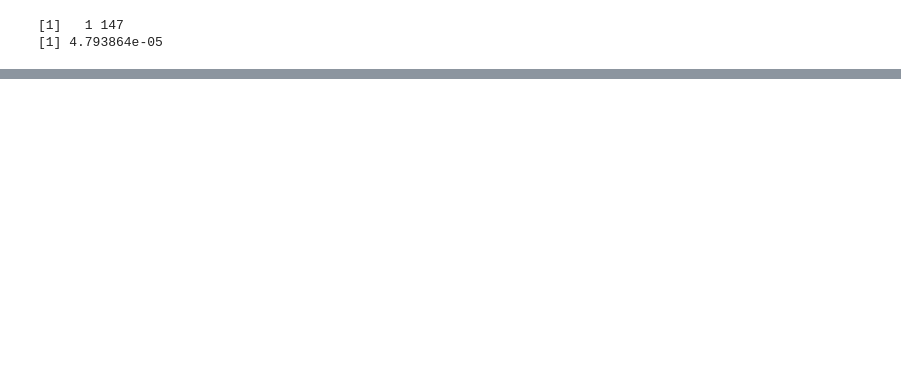
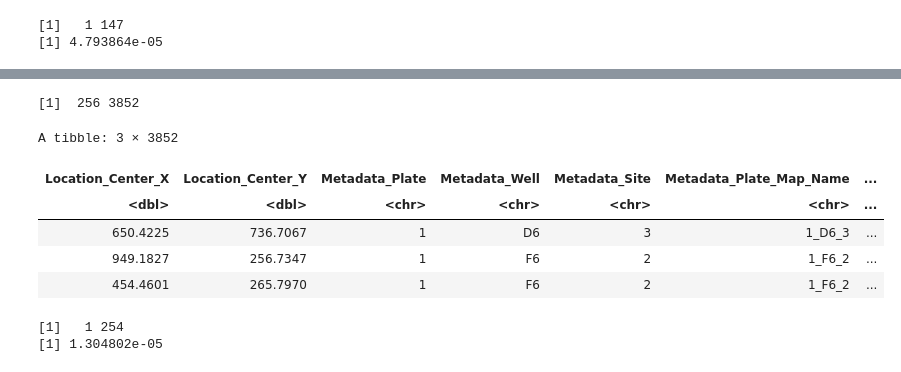
Before and after one commit to WayScience/Benchmarking_NF1_data, a Jupyter notebook: 5_analyze_data/notebooks/linear_model/lm_power_analysis.ipynb, the cells around one changed output, grey strips where cells are left out. Drawn from its saved outputs; the diff is of its cells as text; code cells hidden in the pictures; blank space fills up the shorter version.

```diff
--- a/5_analyze_data/notebooks/linear_model/lm_power_analysis.ipynb
+++ b/5_analyze_data/notebooks/linear_model/lm_power_analysis.ipynb
@@ -131,0 +156,46 @@ A tibble: 6 × 6
+# %%
+# Load feature data (for calculating n)
+data_dir <-file.path("..", "..", "..", "4_processing_features", "data")
+dp_file <- file.path(data_dir, "nf1_sc_norm_deepprofiler_cyto.csv.gz")
+
+dp_df <- readr::read_csv(
+    dp_file,
+    col_types = readr::cols(
+        .default="d",
+        Metadata_Plate="c",
+        Metadata_Well="c",
+        Metadata_Site="c",
+        Metadata_Plate_Map_Name="c",
+        Metadata_DNA="c",
+        Metadata_ER="c",
+        Metadata_Actin="c",
+        Metadata_Genotype="c",
+        Metadata_Genotype_Replicate="c",
+        Metadata_Model="c"
+    )
+)
+print(dim(dp_df))
+head(dp_df, 3)
+# %% [output]
+[1]  256 3852
+A tibble: 3 × 3852
+| Location_Center_X | Location_Center_Y | Metadata_Plate | Metadata_Well | Metadata_Site | Metadata_Plate_Map_Name | ... |
+| <dbl> | <dbl> | <chr> | <chr> | <chr> | <chr> | ... |
+| 650.4225 | 736.7067 | 1 | D6 | 3 | 1_D6_3 | ... |
+| 949.1827 | 256.7347 | 1 | F6 | 2 | 1_F6_2 | ... |
+| 454.4601 | 265.7970 | 1 | F6 | 2 | 1_F6_2 | ... |
+# %%
+# Define constants for power analysis (n_samples is different from CP features)
+n_conditions <- 2  # NF1 WT and Null
+n_samples <- dim(dp_df)[1]
+
+u <- n_conditions - 1
+v <- n_samples - u - 1
+sig_level <- 0.05 / dim(lm_results_df)[1]
+power <- 0.8
+
+print(c(u, v))
+print(sig_level)
+# %% [output]
+[1]   1 254
+[1] 1.304802e-05
```
Also changed, not shown: parts of 7 cells of this notebook, 5 other files.
